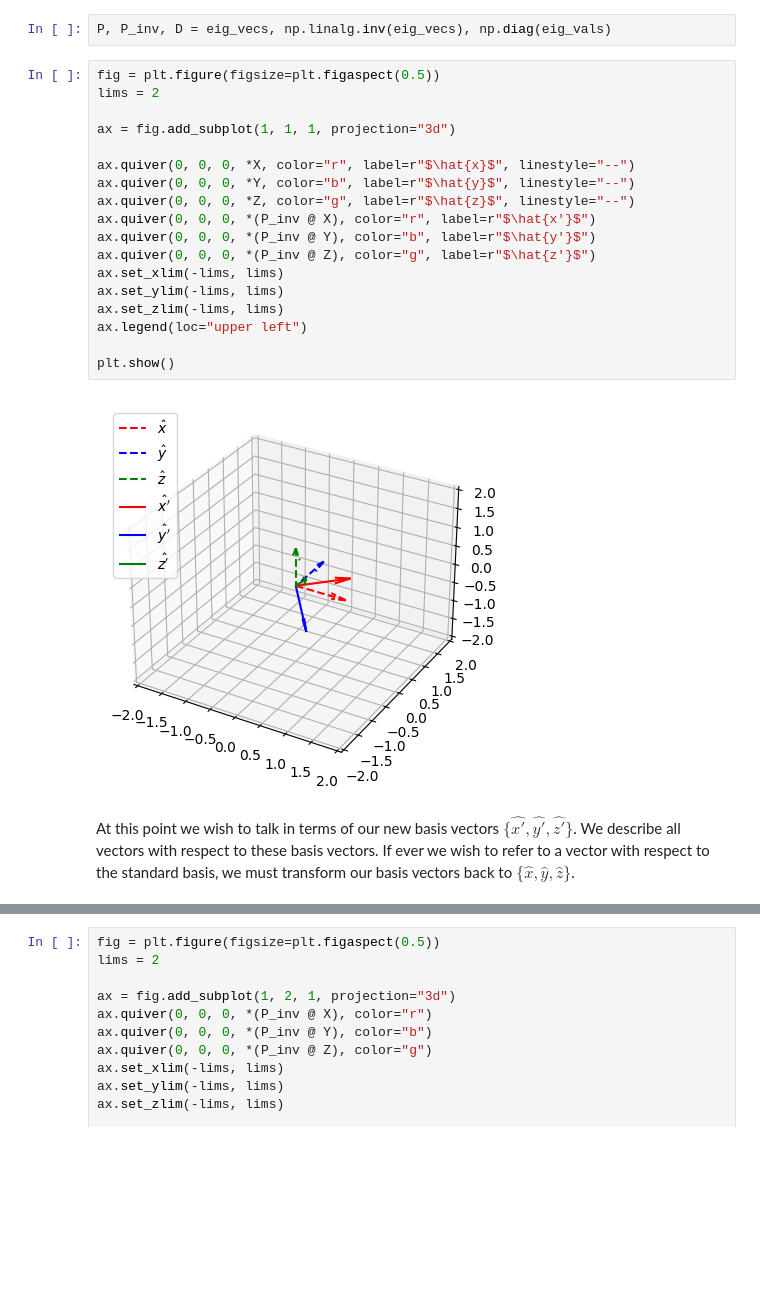
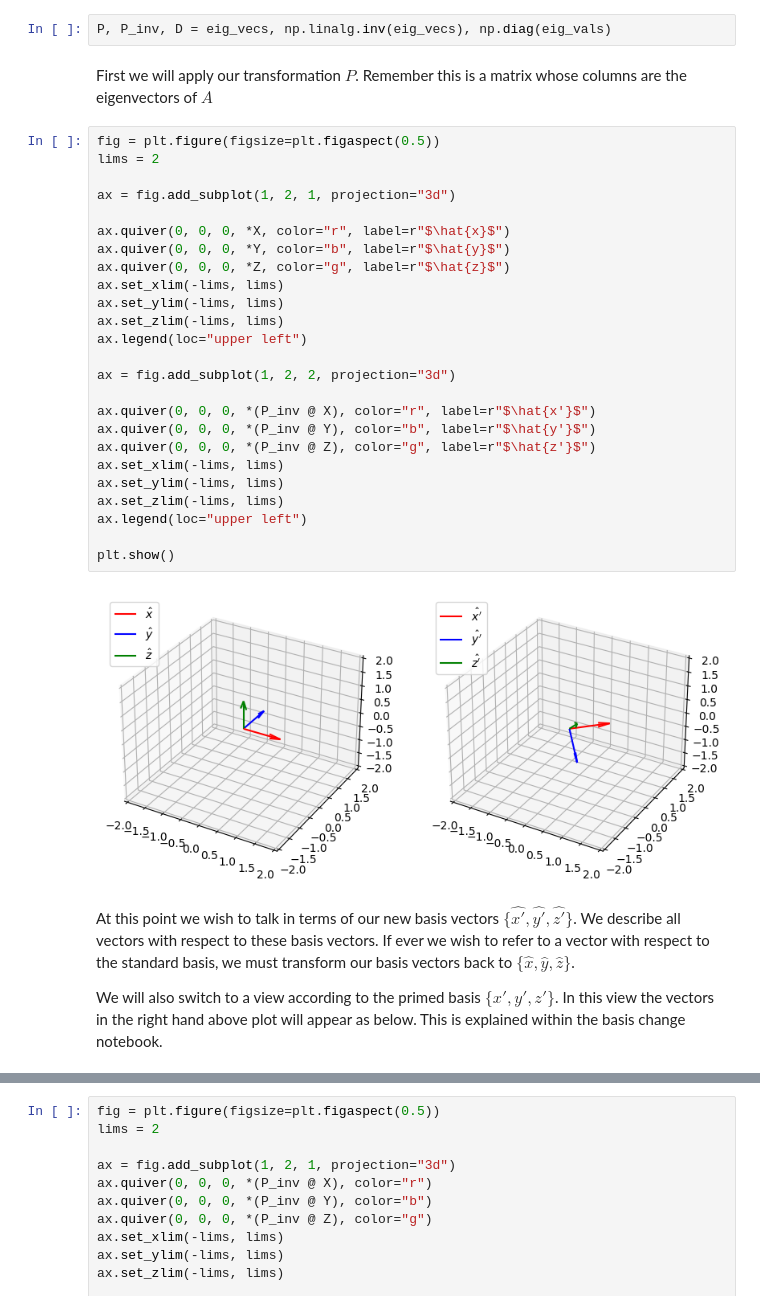
Before and after one commit to kitshepperd/ml-mathematics, a Jupyter notebook: notebooks/Eigenvectors-Eigenvalues.ipynb, the cells around one changed output, grey strips where cells are left out. Drawn from its saved outputs; the diff is of its cells as text; blank space fills up the shorter version.

```diff
--- a/notebooks/Eigenvectors-Eigenvalues.ipynb
+++ b/notebooks/Eigenvectors-Eigenvalues.ipynb
@@ -89,28 +71,39 @@ eig_vals, eig_vecs
         [ 5.00000000e-01, -5.00000000e-01,  7.07106781e-01]]))
 # %%
 P, P_inv, D = eig_vecs, np.linalg.inv(eig_vecs), np.diag(eig_vals)
+# %% [markdown]
+First we will apply our transformation $P$. Remember this is a matrix whose columns are the eigenvectors of $A$
 # %%
 fig = plt.figure(figsize=plt.figaspect(0.5))
 lims = 2
 
-ax = fig.add_subplot(1, 1, 1, projection="3d")
+ax = fig.add_subplot(1, 2, 1, projection="3d")
 
-ax.quiver(0, 0, 0, *X, color="r", label=r"$\hat{x}$", linestyle="--")
-ax.quiver(0, 0, 0, *Y, color="b", label=r"$\hat{y}$", linestyle="--")
-ax.quiver(0, 0, 0, *Z, color="g", label=r"$\hat{z}$", linestyle="--")
+ax.quiver(0, 0, 0, *X, color="r", label=r"$\hat{x}$")
+ax.quiver(0, 0, 0, *Y, color="b", label=r"$\hat{y}$")
+ax.quiver(0, 0, 0, *Z, color="g", label=r"$\hat{z}$")
+ax.set_xlim(-lims, lims)
+ax.set_ylim(-lims, lims)
+ax.set_zlim(-lims, lims)
+ax.legend(loc="upper left")
+
+ax = fig.add_subplot(1, 2, 2, projection="3d")
+
 ax.quiver(0, 0, 0, *(P_inv @ X), color="r", label=r"$\hat{x'}$")
 ax.quiver(0, 0, 0, *(P_inv @ Y), color="b", label=r"$\hat{y'}$")
 ax.quiver(0, 0, 0, *(P_inv @ Z), color="g", label=r"$\hat{z'}$")
 ax.set_xlim(-lims, lims)
 ax.set_ylim(-lims, lims)
 ax.set_zlim(-lims, lims)
 ax.legend(loc="upper left")
 
 plt.show()
 # %% [output]
-[figure, old version]
+[figure, new version]
 # %% [markdown]
 At this point we wish to talk in terms of our new basis vectors $\{\hat{x'}, \hat{y'}, \hat{z'}\}$. We describe all vectors with respect to these basis vectors. If ever we wish to refer to a vector with respect to the standard basis, we must transform our basis vectors back to $\{\hat{x}, \hat{y}, \hat{z}\}$.
+
+We will also switch to a view according to the primed basis $\{x', y', z' \}$. In this view the vectors in the right hand above plot will appear as below. This is explained within the basis change notebook.
 # %%
 X_prime = np.array([1, 0, 0])
 Y_prime = np.array([0, 1, 0])
```
Also changed, not shown: parts of 12 cells of this notebook, 2 other files.
